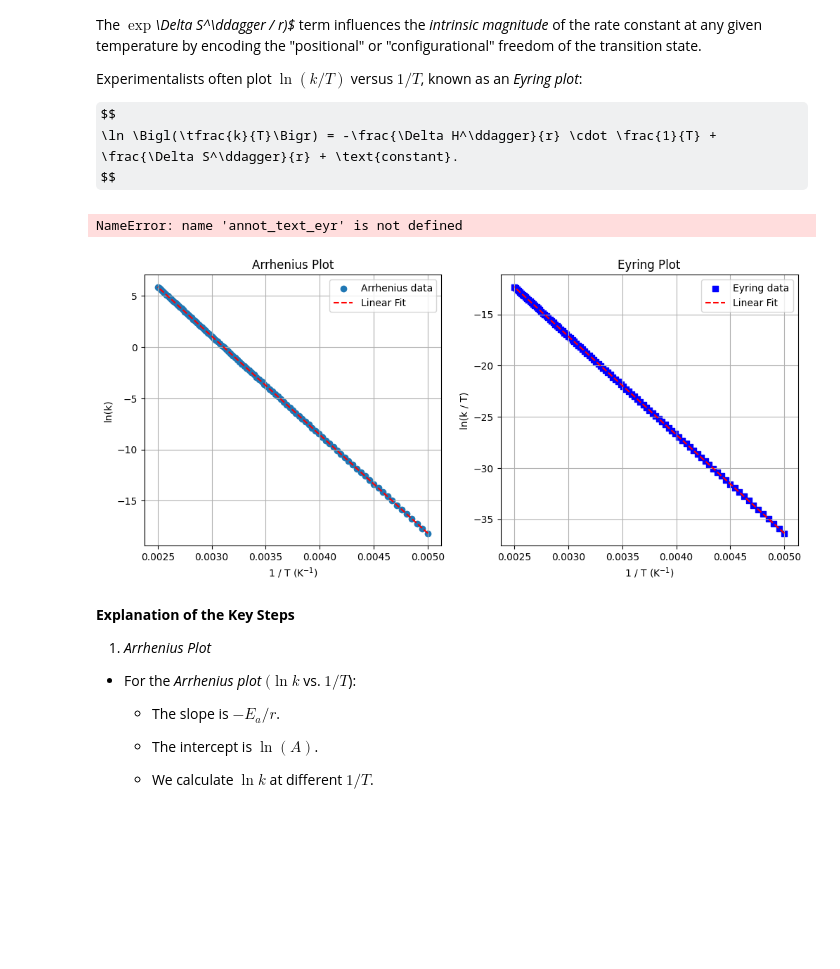
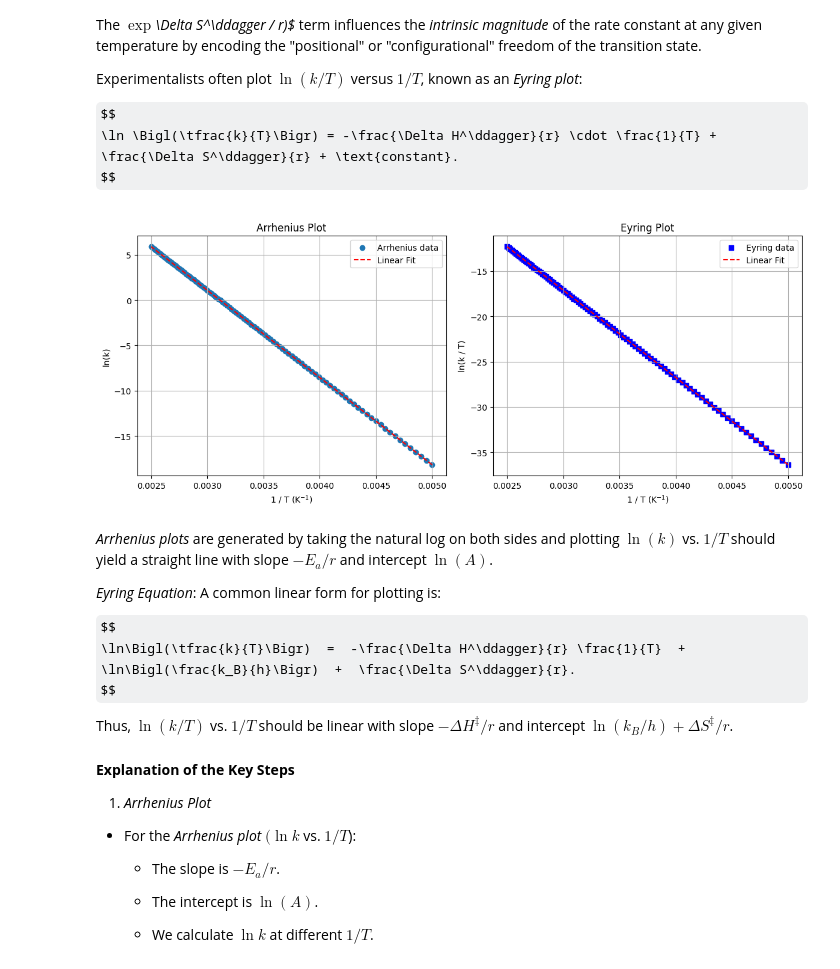
Before and after one commit to MulQuaBio/MQB, a Jupyter notebook: content/notebooks/metabolic-basis.ipynb, the cells around one changed output. Cells and saved outputs as stored; diff of their text form; code cells hidden in the pictures; some formulas as TeX source; blank space fills up the shorter version.

Commit message:
Add Jupyter notebook to visualize key metabolic scaling relationships.
Update EnE_Modelling and  Energy_and_metabolism lecture files

```diff
--- a/content/notebooks/metabolic-basis.ipynb
+++ b/content/notebooks/metabolic-basis.ipynb
@@ -356,37 +356,46 @@ y_eyr_fit = slope_eyr * x_eyr + intercept_eyr
 
 # ---------------------------------------------------------------------
 # Plotting
 # ---------------------------------------------------------------------
 fig, axes = plt.subplots(1, 2, figsize=(12, 5))
 
 # 1) Arrhenius Plot
 axes[0].scatter(x_arr, y_arr, marker='o', label='Arrhenius data')
 axes[0].plot(x_arr, y_arr_fit, 'r--', label='Linear Fit')
 
 axes[0].set_xlabel('1 / T (K$^{-1}$)')
 axes[0].set_ylabel('ln(k)')
 axes[0].set_title('Arrhenius Plot')
 axes[0].grid(True)
 axes[0].legend()
 
 # 2) Eyring Plot
 axes[1].scatter(x_eyr, y_eyr, marker='s', color='blue', label='Eyring data')
 axes[1].plot(x_eyr, y_eyr_fit, 'r--', label='Linear Fit')
 
 axes[1].set_xlabel('1 / T (K$^{-1}$)')
 axes[1].set_ylabel('ln(k / T)')
 axes[1].set_title('Eyring Plot')
 axes[1].grid(True)
 axes[1].legend()
 
-axes[1].text(0.6 * (1/T_min + 1/T_max), 0.8 * (max(y_eyr) - min(y_eyr)) + min(y_eyr),
-             annot_text_eyr, bbox=dict(facecolor='white', alpha=0.8))
+# axes[1].text(0.6 * (1/T_min + 1/T_max), 0.8 * (max(y_eyr) - min(y_eyr)) + min(y_eyr),
+             # annot_text_eyr, bbox=dict(facecolor='white', alpha=0.8))
 
 plt.tight_layout()
 plt.show()
 # %% [output]
-NameError: name 'annot_text_eyr' is not defined
-[figure, old version]
+[figure, new version]
+# %% [markdown]
+*Arrhenius plots* are generated by taking the natural log on both sides and plotting $\ln(k)$ vs. $1/T$ should yield a straight line with slope $-E_a/r$ and intercept $\ln(A)$.
+
+*Eyring Equation*:  A common linear form for plotting is:
+
+$$
+   \ln\Bigl(\tfrac{k}{T}\Bigr)  =  -\frac{\Delta H^\ddagger}{r} \frac{1}{T}  +  \ln\Bigl(\frac{k_B}{h}\Bigr)  +  \frac{\Delta S^\ddagger}{r}.
+$$
+
+Thus, $\ln(k/T)$ vs. $1/T$ should be linear with slope $-\Delta H^\ddagger / r$ and intercept $\ln(k_B/h) + \Delta S^\ddagger / r$.
 # %% [markdown]
 **Explanation of the Key Steps**
 
```
Also changed, not shown: parts of 5 cells of this notebook, 23 other files.
